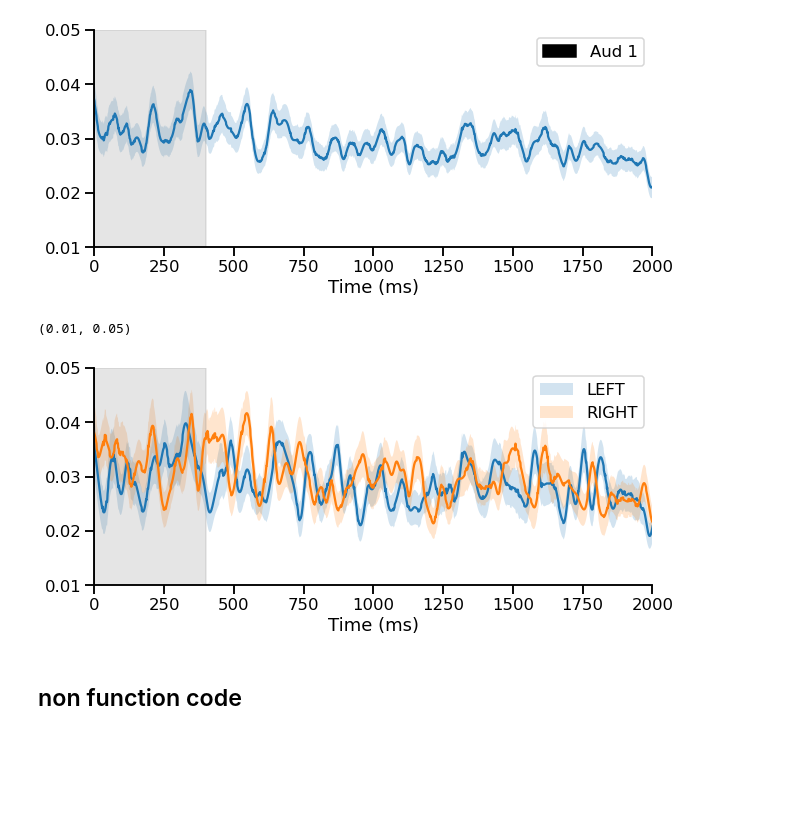
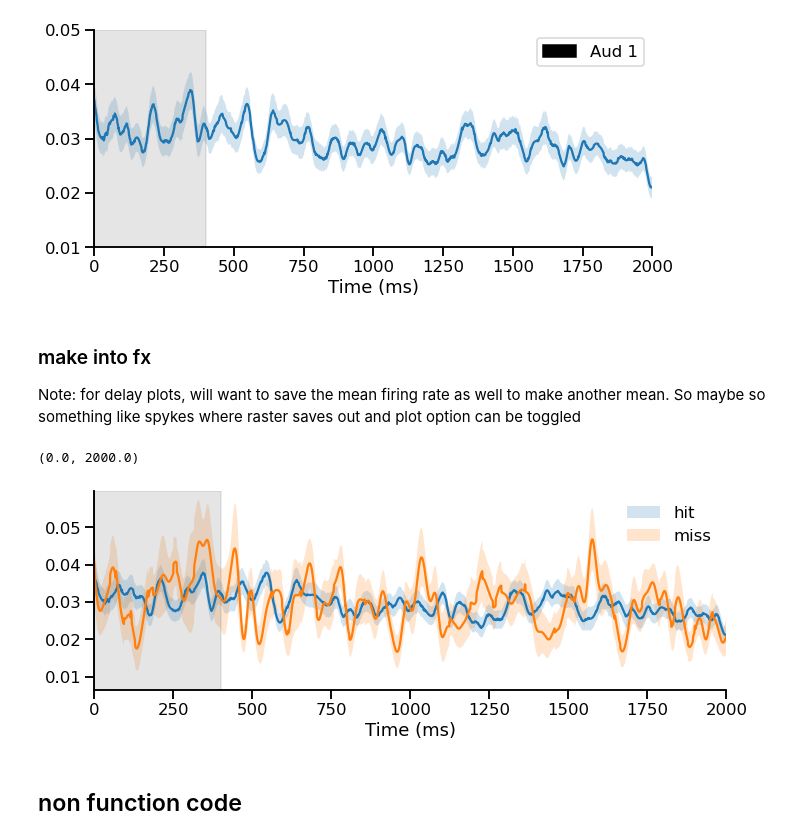
Before and after one commit to Brody-Lab/jbreda_PWM_mPFC_analysis, a Jupyter notebook: event_centering.ipynb, the cells around one changed output. Drawn from its saved outputs; the diff is of its cells as text; code cells hidden in the pictures; blank space fills up the shorter version.

Commit message:
window size added for time

```diff
--- a/event_centering.ipynb
+++ b/event_centering.ipynb
@@ -155,23 +142,55 @@ for cond_id, idxs in trials.items():
-# %%
-fig, ax = plt.subplots(figsize = (10, 4))
-
-
-
-for cond_id in PSTH['mean'].keys():
-    ax.plot(time, PSTH['mean'][cond_id])
-    ax.fill_between(time, PSTH['mean'][cond_id] - PSTH['sem'][cond_id],
-                    PSTH['mean'][cond_id] + PSTH['sem'][cond_id], alpha = 0.2,label = cond_id )
-
-plt.axvspan(0,400, alpha = 0.2, color = 'grey')
-plt.axvspan(0,0.000001, color = 'black')
-ax.set(xlabel = "Time (ms)")
-plt.legend()
-sns.despine()
-plt.xlim(0,2000)
-plt.ylim(0.01, 0.05)
-# %% [output]
-(0.01, 0.05)
-[figure, removed]
+# %% [markdown]
+### make into fx
+
+Note: for delay plots, will want to save the mean firing rate as well to make another mean. So maybe so something like spykes where raster saves out and plot option can be toggled
+# %%
+beh_df_2s = beh_df[beh_df['delay'] == 2]
+beh_df_2s.head()
+
+event = 'delay2s'
+conditions = 'hit_hist'
+
+trials = dict()
+for cond_id in np.sort(beh_df_2s[conditions].unique()):
+
+    trials[cond_id] = np.where((beh_df_2s[conditions] == cond_id).values)[0]
+
+PSTH = {'event' : event, 'conditions' : conditions, 'time' : [], 'data' : {}, 'mean' : {}, 'sem' :{}}
+
+for cond_id, idxs in trials.items():
+
+    # grab the trials for each condition
+    selected_trials = test[idxs]
+
+    # convolve
+    mean, sem, data = smooth_trials(selected_trials, kernal, summary=True)
+
+    PSTH['data'][cond_id] = data
+    PSTH['mean'][cond_id] = mean
+    PSTH['sem'][cond_id] = sem
+
+    PSTH['time'].append(np.linspace(align_windows[event][0],
+                                    align_windows[event][1],
+                                    len(PSTH['mean'][cond_id])))
+# %%
+fig, ax = plt.subplots(figsize = (10, 4))
+
+for cond_id in PSTH['mean'].keys():
+    ax.plot(PSTH['time'][0], PSTH['mean'][cond_id])
+    ax.fill_between(PSTH['time'][0], PSTH['mean'][cond_id] - PSTH['sem'][cond_id],
+                    PSTH['mean'][cond_id] + PSTH['sem'][cond_id], alpha = 0.2,label = cond_id )
+
+# aestetics
+plt.axvspan(0,400, alpha = 0.2, color = 'grey')
+plt.axvspan(0,0.000001, color = 'black')
+ax.set(xlabel = "Time (ms)")
+plt.legend(frameon=False)
+sns.despine()
+plt.tight_layout()
+plt.xlim(0,2000)
+# %% [output]
+(0.0, 2000.0)
+[figure, added]
 # %% [markdown]
 ## non function code
 # %% [markdown]
```
Also changed, not shown: parts of 4 cells of this notebook.
